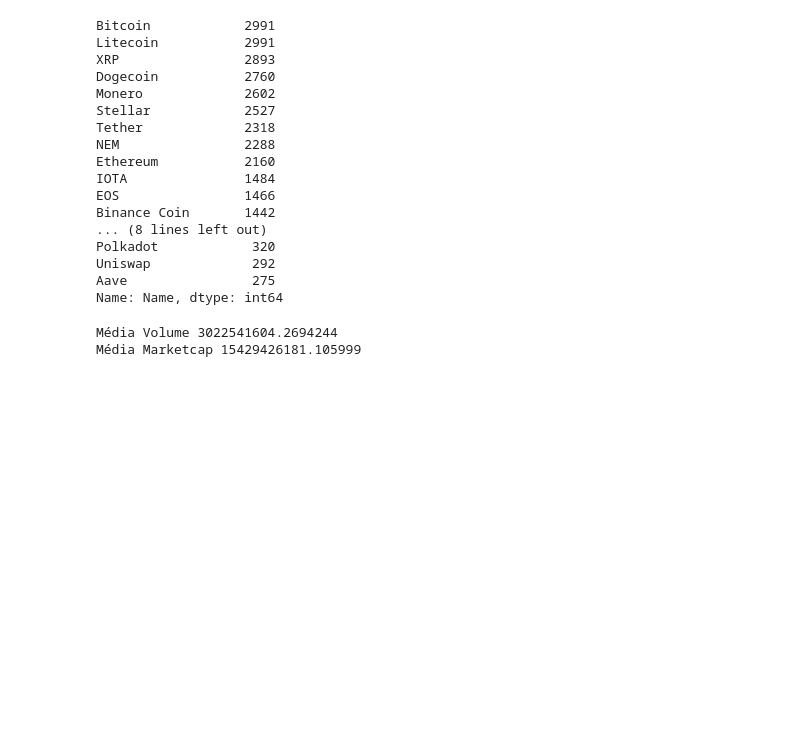
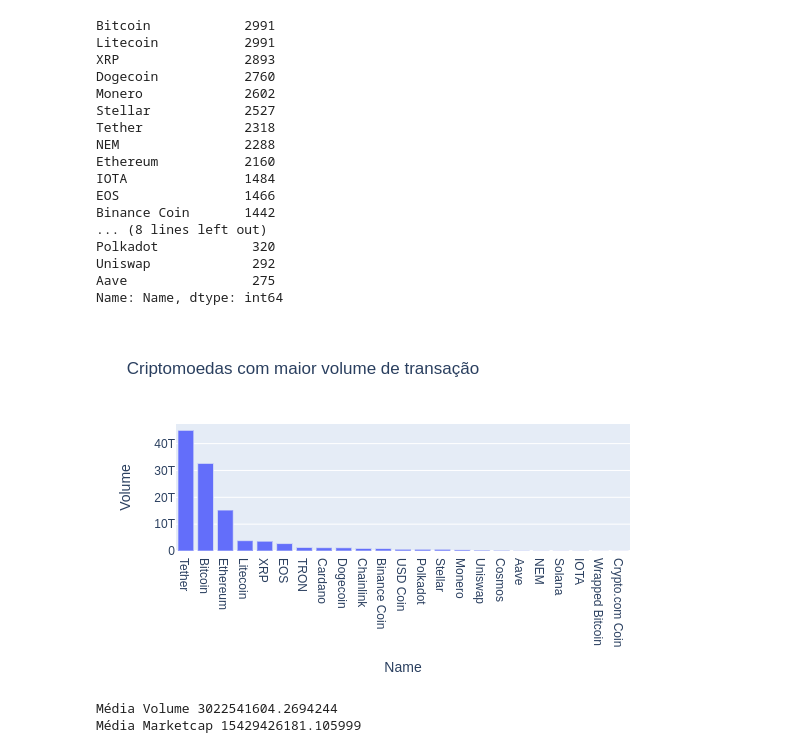
Before and after one commit to flavionc/equipe4, a Jupyter notebook: notebooks/Análise BTC.ipynb, the cells around one changed output. Saved outputs shown, nothing was run; the diff lists cells and outputs as text; code cells hidden in the pictures; blank space fills up the shorter version.

Commit message:
adicionado bar chart plotly dos volumes

```diff
--- a/notebooks/Análise BTC.ipynb
+++ b/notebooks/Análise BTC.ipynb
@@ -174,6 +182,15 @@ Polkadot            320
 Uniswap             292
 Aave                275
 Name: Name, dtype: int64
+# %%
+import plotly.express as px
+df = frame.groupby(['Name']).sum().sort_values(by=['Volume'], ascending=False).reset_index()
+fig = px.bar(df, x='Name', y='Volume', title="Criptomoedas com maior volume de transação")
+fig.show()
+
+#frame.groupby(['Name']).sum()
+# %% [output]
+[figure, added]
 # %%
 media_volume = frame['Volume'].mean() # Média da coluna
 media_marketcap = frame['Marketcap'].mean() # Média da coluna
```
Also changed, not shown: parts of 1 cell of this notebook.
